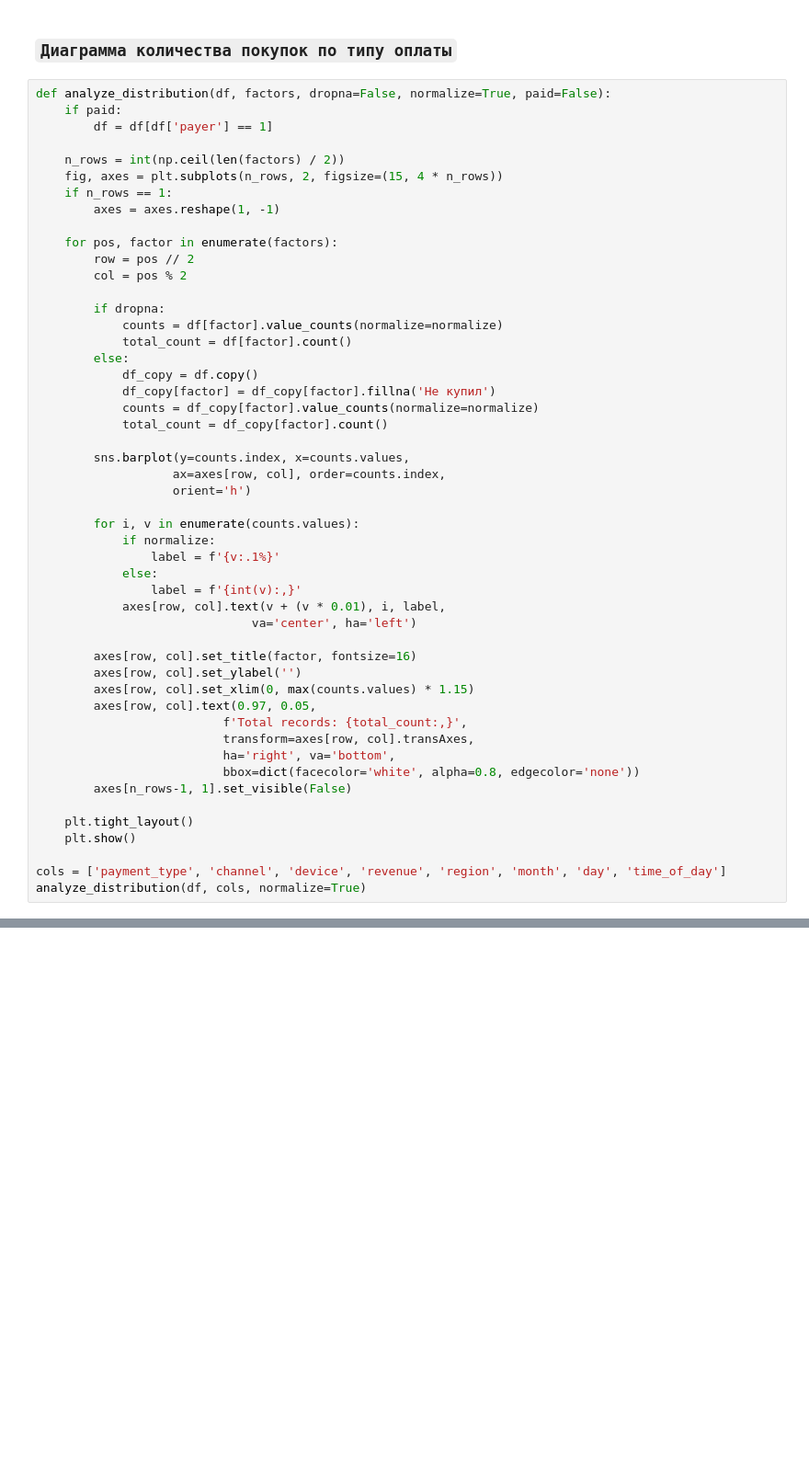
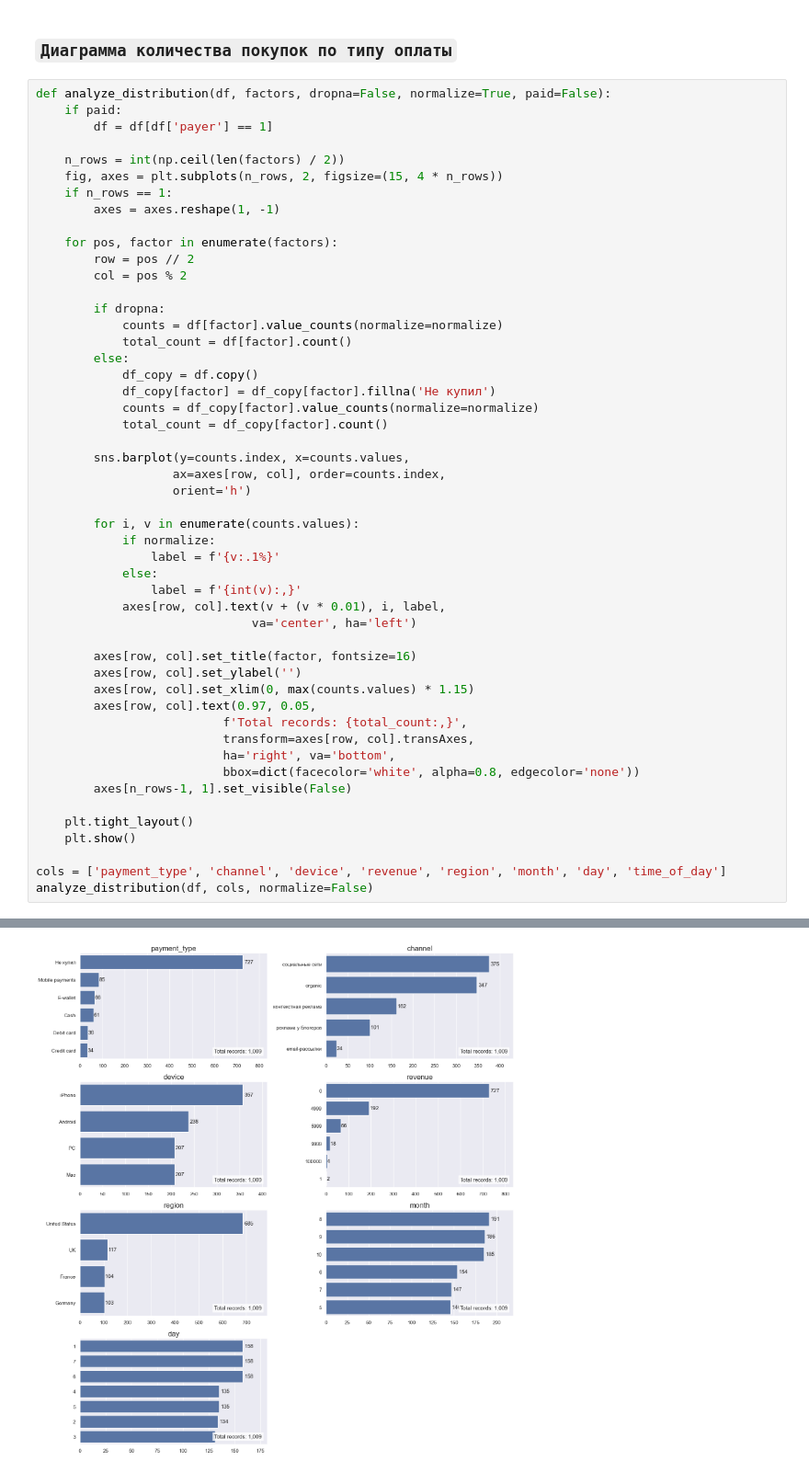
Before and after one commit to abrormaksudov/data_analysis_yl, a Jupyter notebook: go_3.ipynb, the cells around one changed output, grey strips where cells are left out. Shown: that part at 92% size. Cells and saved outputs as stored; diff of their text form; blank space fills up the shorter version.

```diff
--- a/go_3.ipynb
+++ b/go_3.ipynb
@@ -350,5 +350,5 @@ def analyze_distribution(df, factors, dropna=False, normalize=True, paid=False):
     plt.show()
 
 cols = ['payment_type', 'channel', 'device', 'revenue', 'region', 'month', 'day', 'time_of_day']
-analyze_distribution(df, cols, normalize=True)
+analyze_distribution(df, cols, normalize=False)
 # %% [output]
@@ -355,0 +355 @@ NameError: name 'df' is not defined
+[figure, added]
```
Also changed, not shown: parts of 1 cell of this notebook, 3 other files.
